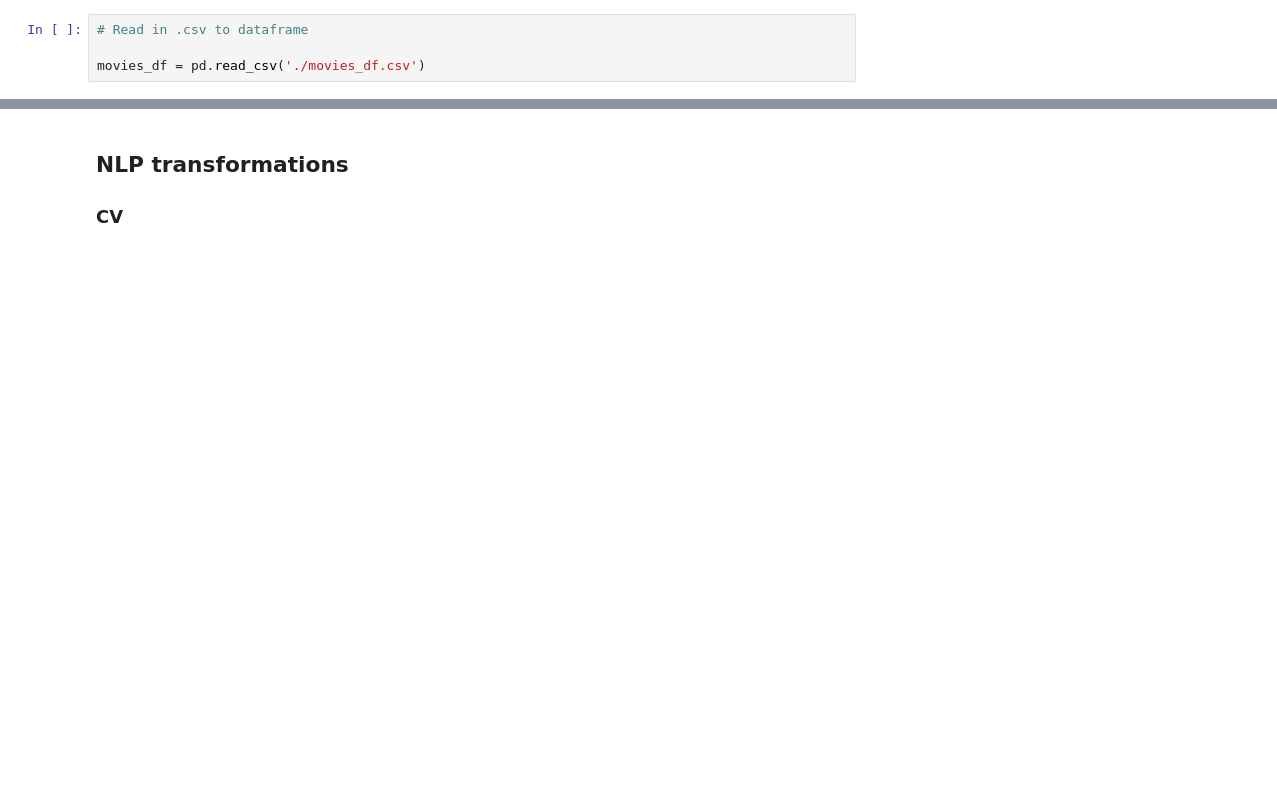
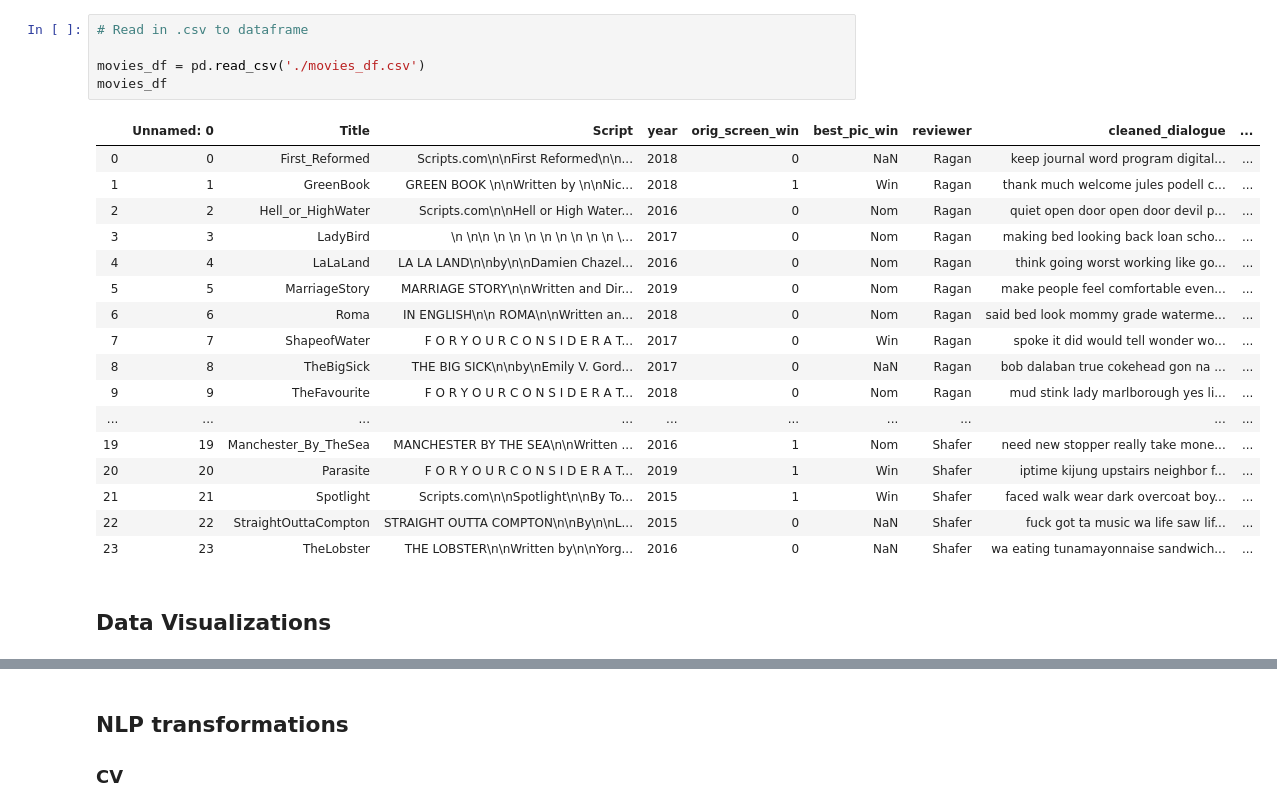
Before and after one commit to carousallie/nlp_movie_script_project, a Jupyter notebook: NLP_Project_Analysis.ipynb, the cells around one changed output, grey strips where cells are left out. Cells and saved outputs as stored; diff of their text form; blank space fills up the shorter version.

```diff
--- a/NLP_Project_Analysis.ipynb
+++ b/NLP_Project_Analysis.ipynb
@@ -40,4 +51,25 @@ import seaborn as sns
 # %%
 # Read in .csv to dataframe
 
 movies_df = pd.read_csv('./movies_df.csv')
+movies_df
+# %% [output]
+|  | Unnamed: 0 | Title | Script | year | orig_screen_win | best_pic_win | reviewer | cleaned_dialogue | ... |
+| 0 | 0 | First_Reformed | Scripts.com\n\nFirst Reformed\n\n... | 2018 | 0 | NaN | Ragan | keep journal word program digital... | ... |
+| 1 | 1 | GreenBook | GREEN BOOK \n\nWritten by \n\nNic... | 2018 | 1 | Win | Ragan | thank much welcome jules podell c... | ... |
+| 2 | 2 | Hell_or_HighWater | Scripts.com\n\nHell or High Water... | 2016 | 0 | Nom | Ragan | quiet open door open door devil p... | ... |
+| 3 | 3 | LadyBird | \n \n\n \n \n \n \n \n \n \n \n \... | 2017 | 0 | Nom | Ragan | making bed looking back loan scho... | ... |
+| 4 | 4 | LaLaLand | LA LA LAND\n\nby\n\nDamien Chazel... | 2016 | 0 | Nom | Ragan | think going worst working like go... | ... |
+| 5 | 5 | MarriageStory | MARRIAGE STORY\n\nWritten and Dir... | 2019 | 0 | Nom | Ragan | make people feel comfortable even... | ... |
+| 6 | 6 | Roma | IN ENGLISH\n\n ROMA\n\nWritten an... | 2018 | 0 | Nom | Ragan | said bed look mommy grade waterme... | ... |
+| 7 | 7 | ShapeofWater | F O R Y O U R C O N S I D E R A T... | 2017 | 0 | Win | Ragan | spoke it did would tell wonder wo... | ... |
+| 8 | 8 | TheBigSick | THE BIG SICK\n\nby\nEmily V. Gord... | 2017 | 0 | NaN | Ragan | bob dalaban true cokehead gon na ... | ... |
+| 9 | 9 | TheFavourite | F O R Y O U R C O N S I D E R A T... | 2018 | 0 | Nom | Ragan | mud stink lady marlborough yes li... | ... |
+| ... | ... | ... | ... | ... | ... | ... | ... | ... | ... |
+| 19 | 19 | Manchester_By_TheSea | MANCHESTER BY THE SEA\n\nWritten ... | 2016 | 1 | Nom | Shafer | need new stopper really take mone... | ... |
+| 20 | 20 | Parasite | F O R Y O U R C O N S I D E R A T... | 2019 | 1 | Win | Shafer | iptime kijung upstairs neighbor f... | ... |
+| 21 | 21 | Spotlight | Scripts.com\n\nSpotlight\n\nBy To... | 2015 | 1 | Win | Shafer | faced walk wear dark overcoat boy... | ... |
+| 22 | 22 | StraightOuttaCompton | STRAIGHT OUTTA COMPTON\n\nBy\n\nL... | 2015 | 0 | NaN | Shafer | fuck got ta music wa life saw lif... | ... |
+| 23 | 23 | TheLobster | THE LOBSTER\n\nWritten by\n\nYorg... | 2016 | 0 | NaN | Shafer | wa eating tunamayonnaise sandwich... | ... |
+# %% [markdown]
+## Data Visualizations
```
Also changed, not shown: parts of 21 cells of this notebook.
